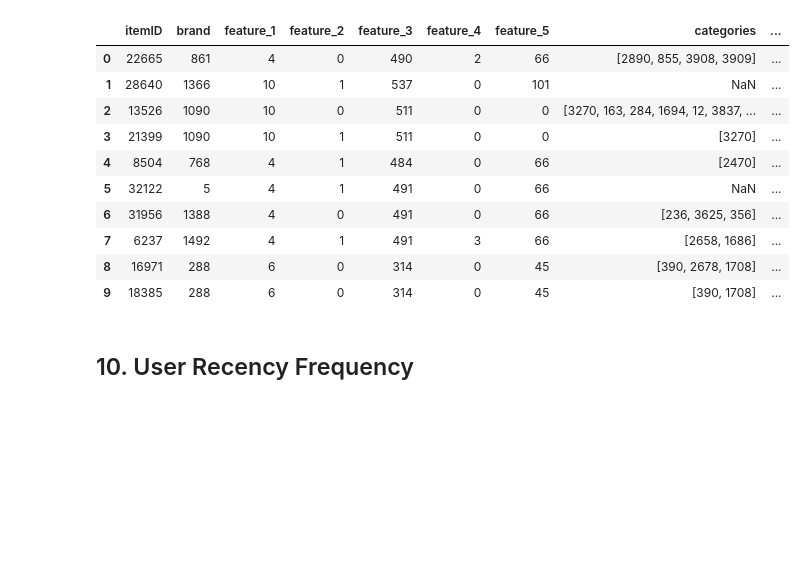
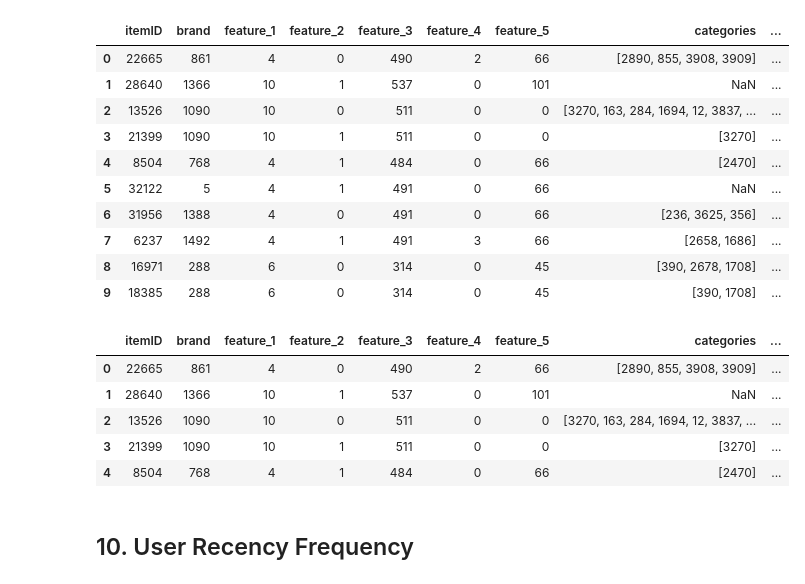
Before and after one commit to simranbhurat/DM2-Project, a Jupyter notebook: eda/DMC_EDA_Categories.ipynb, the cells around one changed output. Cells and saved outputs as stored; diff of their text form; code cells hidden in the pictures; blank space fills up the shorter version.

Commit message:
add brand replenishment rates

```diff
--- a/eda/DMC_EDA_Categories.ipynb
+++ b/eda/DMC_EDA_Categories.ipynb
@@ -638,6 +645,38 @@ items.head(10)
 | 7 | 6237 | 1492 | 4 | 1 | 491 | 3 | 66 | [2658, 1686] | ... |
 | 8 | 16971 | 288 | 6 | 0 | 314 | 0 | 45 | [390, 2678, 1708] | ... |
 | 9 | 18385 | 288 | 6 | 0 | 314 | 0 | 45 | [390, 1708] | ... |
+# %%
+brand_replenishment_rate_nov = items.groupby('brand')[
+    'item_replenishment_rate_nov'
+].mean().rename('brand_replenishment_rate_nov')
+brand_replenishment_rate_dec = items.groupby('brand')[
+    'item_replenishment_rate_dec'
+].mean().rename('brand_replenishment_rate_dec')
+
+items = pd.merge(
+    items,
+    brand_replenishment_rate_nov,
+    how='left',
+    left_on='brand',
+    right_index=True
+)
+
+items = pd.merge(
+    items,
+    brand_replenishment_rate_dec,
+    how='left',
+    left_on='brand',
+    right_index=True
+)
+
+items.head()
+# %% [output]
+|  | itemID | brand | feature_1 | feature_2 | feature_3 | feature_4 | feature_5 | categories | ... |
+| 0 | 22665 | 861 | 4 | 0 | 490 | 2 | 66 | [2890, 855, 3908, 3909] | ... |
+| 1 | 28640 | 1366 | 10 | 1 | 537 | 0 | 101 | NaN | ... |
+| 2 | 13526 | 1090 | 10 | 0 | 511 | 0 | 0 | [3270, 163, 284, 1694, 12, 3837, ... | ... |
+| 3 | 21399 | 1090 | 10 | 1 | 511 | 0 | 0 | [3270] | ... |
+| 4 | 8504 | 768 | 4 | 1 | 484 | 0 | 66 | [2470] | ... |
 # %%
 items.to_csv('items_processed.csv', sep='|', index=False)
 orders.to_csv('orders_processed.csv', sep='|', index=False)
```
Also changed, not shown: parts of 6 cells of this notebook.
